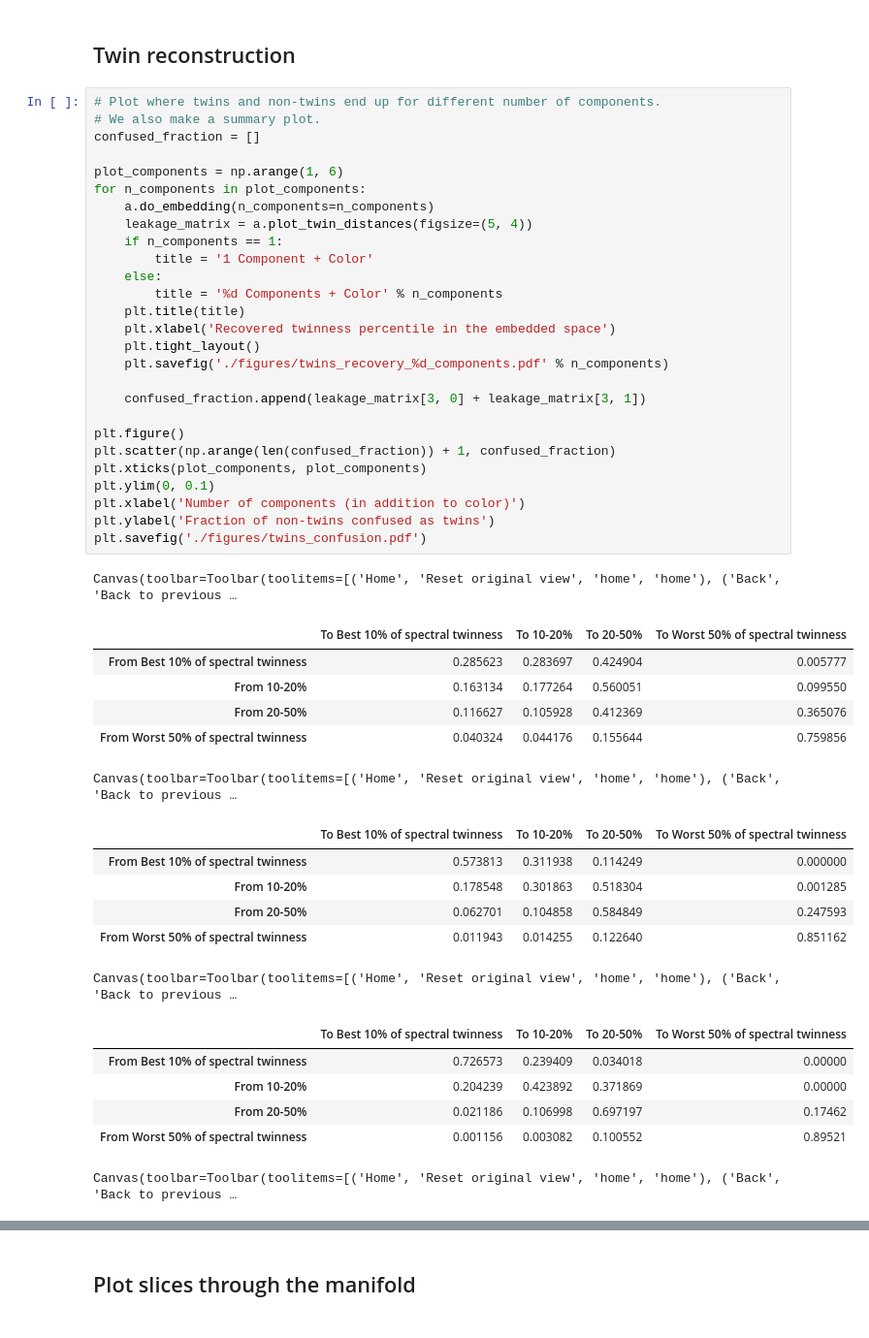
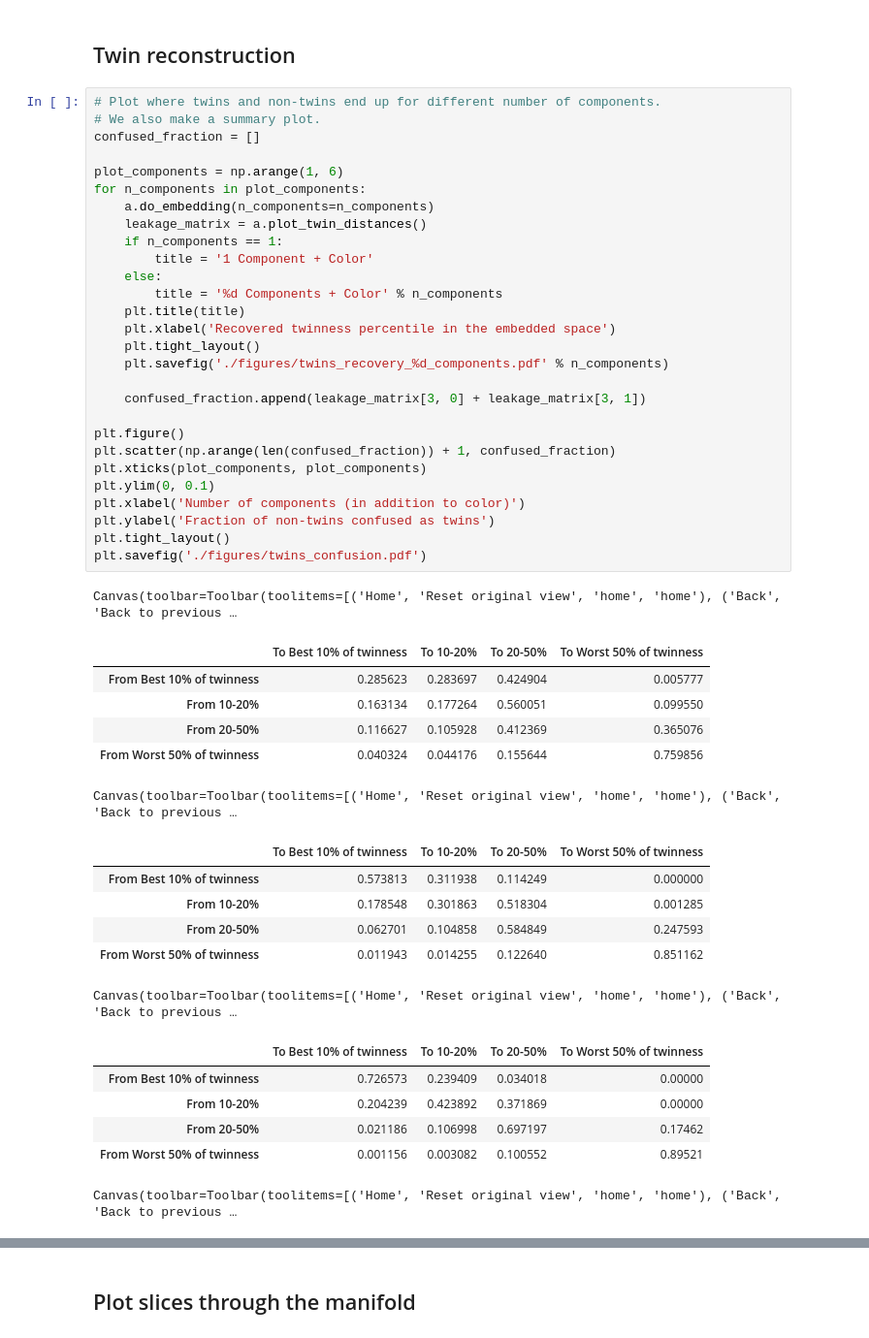
Before and after one commit to snfactory/twins_embedding, a Jupyter notebook: manifold_twins.ipynb, the cells around one changed output, grey strips where cells are left out. Shown at 97% size. Cells and saved outputs as stored; diff of their text form.

```diff
--- a/manifold_twins.ipynb
+++ b/manifold_twins.ipynb
@@ -747,47 +768,48 @@ Canvas(toolbar=Toolbar(toolitems=[('Home', 'Reset original view', 'home', 'home'
 # %%
 # Plot where twins and non-twins end up for different number of components.
 # We also make a summary plot.
 confused_fraction = []
 
 plot_components = np.arange(1, 6)
 for n_components in plot_components:
     a.do_embedding(n_components=n_components)
-    leakage_matrix = a.plot_twin_distances(figsize=(5, 4))
+    leakage_matrix = a.plot_twin_distances()
     if n_components == 1:
         title = '1 Component + Color'
     else:
         title = '%d Components + Color' % n_components
     plt.title(title)
     plt.xlabel('Recovered twinness percentile in the embedded space')
     plt.tight_layout()
     plt.savefig('./figures/twins_recovery_%d_components.pdf' % n_components)
 
     confused_fraction.append(leakage_matrix[3, 0] + leakage_matrix[3, 1])
 
 plt.figure()
 plt.scatter(np.arange(len(confused_fraction)) + 1, confused_fraction)
 plt.xticks(plot_components, plot_components)
 plt.ylim(0, 0.1)
 plt.xlabel('Number of components (in addition to color)')
 plt.ylabel('Fraction of non-twins confused as twins')
+plt.tight_layout()
 plt.savefig('./figures/twins_confusion.pdf')
 # %% [output]
 Canvas(toolbar=Toolbar(toolitems=[('Home', 'Reset original view', 'home', 'home'), ('Back', 'Back to previous …
-|  | To Best 10% of spectral twinness | To 10-20% | To 20-50% | To Worst 50% of spectral twinness |
-| From Best 10% of spectral twinness | 0.285623 | 0.283697 | 0.424904 | 0.005777 |
+|  | To Best 10% of twinness | To 10-20% | To 20-50% | To Worst 50% of twinness |
+| From Best 10% of twinness | 0.285623 | 0.283697 | 0.424904 | 0.005777 |
 | From 10-20% | 0.163134 | 0.177264 | 0.560051 | 0.099550 |
 | From 20-50% | 0.116627 | 0.105928 | 0.412369 | 0.365076 |
-| From Worst 50% of spectral twinness | 0.040324 | 0.044176 | 0.155644 | 0.759856 |
+| From Worst 50% of twinness | 0.040324 | 0.044176 | 0.155644 | 0.759856 |
 Canvas(toolbar=Toolbar(toolitems=[('Home', 'Reset original view', 'home', 'home'), ('Back', 'Back to previous …
-|  | To Best 10% of spectral twinness | To 10-20% | To 20-50% | To Worst 50% of spectral twinness |
-| From Best 10% of spectral twinness | 0.573813 | 0.311938 | 0.114249 | 0.000000 |
+|  | To Best 10% of twinness | To 10-20% | To 20-50% | To Worst 50% of twinness |
+| From Best 10% of twinness | 0.573813 | 0.311938 | 0.114249 | 0.000000 |
 | From 10-20% | 0.178548 | 0.301863 | 0.518304 | 0.001285 |
 | From 20-50% | 0.062701 | 0.104858 | 0.584849 | 0.247593 |
-| From Worst 50% of spectral twinness | 0.011943 | 0.014255 | 0.122640 | 0.851162 |
+| From Worst 50% of twinness | 0.011943 | 0.014255 | 0.122640 | 0.851162 |
 Canvas(toolbar=Toolbar(toolitems=[('Home', 'Reset original view', 'home', 'home'), ('Back', 'Back to previous …
-|  | To Best 10% of spectral twinness | To 10-20% | To 20-50% | To Worst 50% of spectral twinness |
-| From Best 10% of spectral twinness | 0.726573 | 0.239409 | 0.034018 | 0.00000 |
+|  | To Best 10% of twinness | To 10-20% | To 20-50% | To Worst 50% of twinness |
+| From Best 10% of twinness | 0.726573 | 0.239409 | 0.034018 | 0.00000 |
 | From 10-20% | 0.204239 | 0.423892 | 0.371869 | 0.00000 |
 | From 20-50% | 0.021186 | 0.106998 | 0.697197 | 0.17462 |
-| From Worst 50% of spectral twinness | 0.001156 | 0.003082 | 0.100552 | 0.89521 |
+| From Worst 50% of twinness | 0.001156 | 0.003082 | 0.100552 | 0.89521 |
 Canvas(toolbar=Toolbar(toolitems=[('Home', 'Reset original view', 'home', 'home'), ('Back', 'Back to previous …
```
Also changed, not shown: parts of 45 cells of this notebook, 1 other file.
